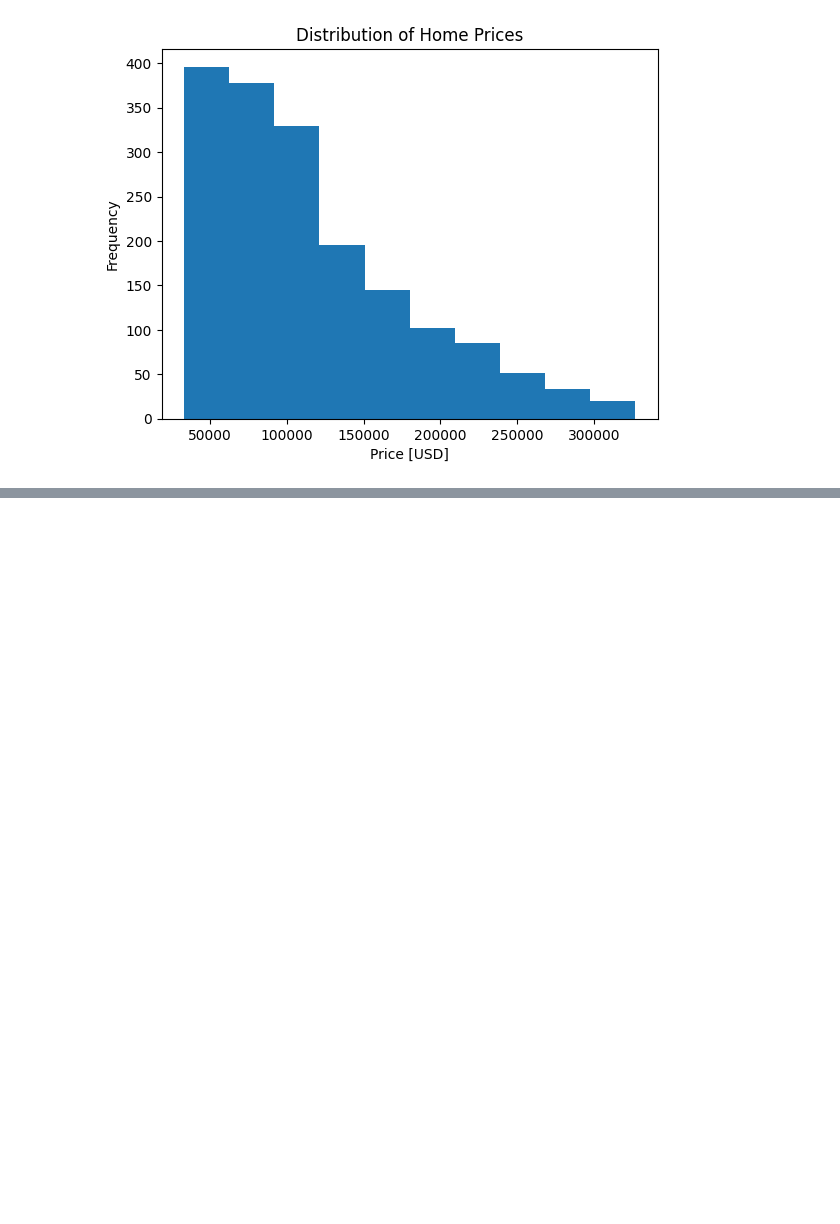
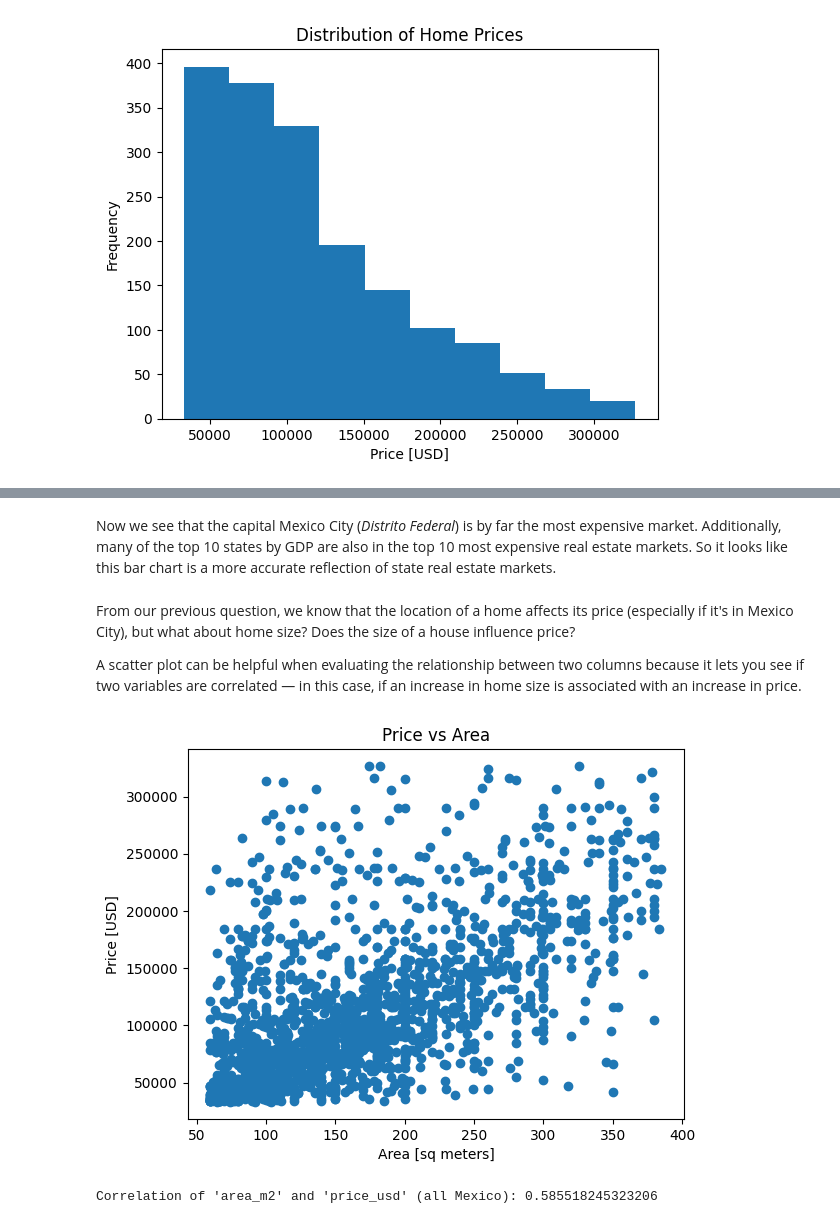
Before and after one commit to ibshafique/mlops_with_poridhi, a Jupyter notebook: prerequisite_projects/WQU_DS/01_housing_in_mexico/mexico_housing.ipynb, the cells around one changed output, grey strips where cells are left out. Drawn from its saved outputs; the diff is of its cells as text; code cells hidden in the pictures; blank space fills up the shorter version.

```diff
--- a/prerequisite_projects/WQU_DS/01_housing_in_mexico/mexico_housing.ipynb
+++ b/prerequisite_projects/WQU_DS/01_housing_in_mexico/mexico_housing.ipynb
@@ -339,0 +404,21 @@ Text(0.5, 1.0, 'Distribution of Home Prices')
+# %% [markdown]
+Now we see that the capital Mexico City (*Distrito Federal*) is by far the most expensive market.  Additionally, many of the top 10 states by GDP are also in the top 10 most expensive real estate markets. So it looks like this bar chart is a more accurate reflection of state real estate markets.
+# %% [markdown]
+From our previous question, we know that the location of a home affects its price (especially if it's in Mexico City), but what about home size? Does the size of a house influence price?
+
+A scatter plot can be helpful when evaluating the relationship between two columns because it lets you see if two variables are correlated — in this case, if an increase in home size is associated with an increase in price.
+# %%
+plt.scatter(x=df["area_m2"], y=df["price_usd"])
+plt.xlabel("Area [sq meters]")
+plt.ylabel("Price [USD]")
+plt.title("Price vs Area");
+# %% [output]
+[figure, added]
+# %%
+# Calculate correlation of "price_usd" and "area_m2"
+p_correlation = df["area_m2"].corr(df["price_usd"])
+
+# Print correlation coefficient
+print("Correlation of 'area_m2' and 'price_usd' (all Mexico):", p_correlation)
+# %% [output]
+Correlation of 'area_m2' and 'price_usd' (all Mexico): 0.585518245323206
```
Also changed, not shown: parts of 11 cells of this notebook.
